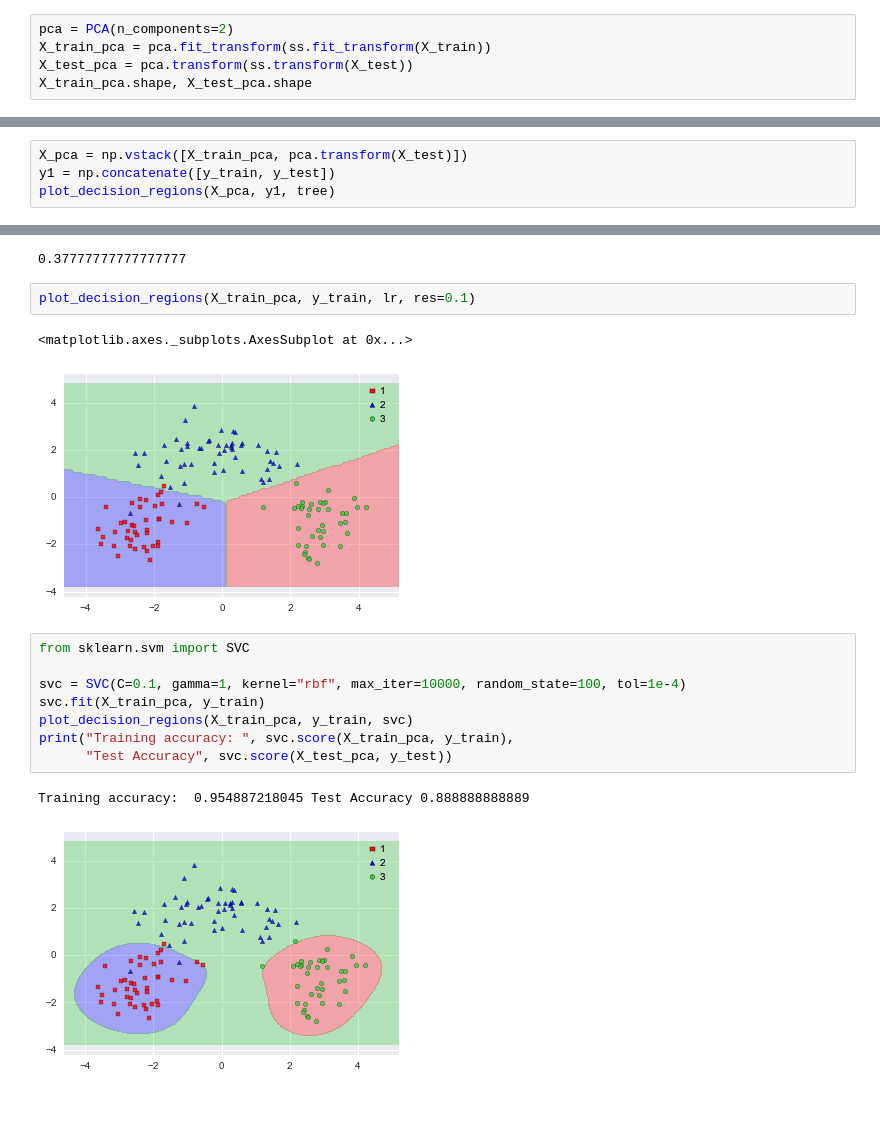
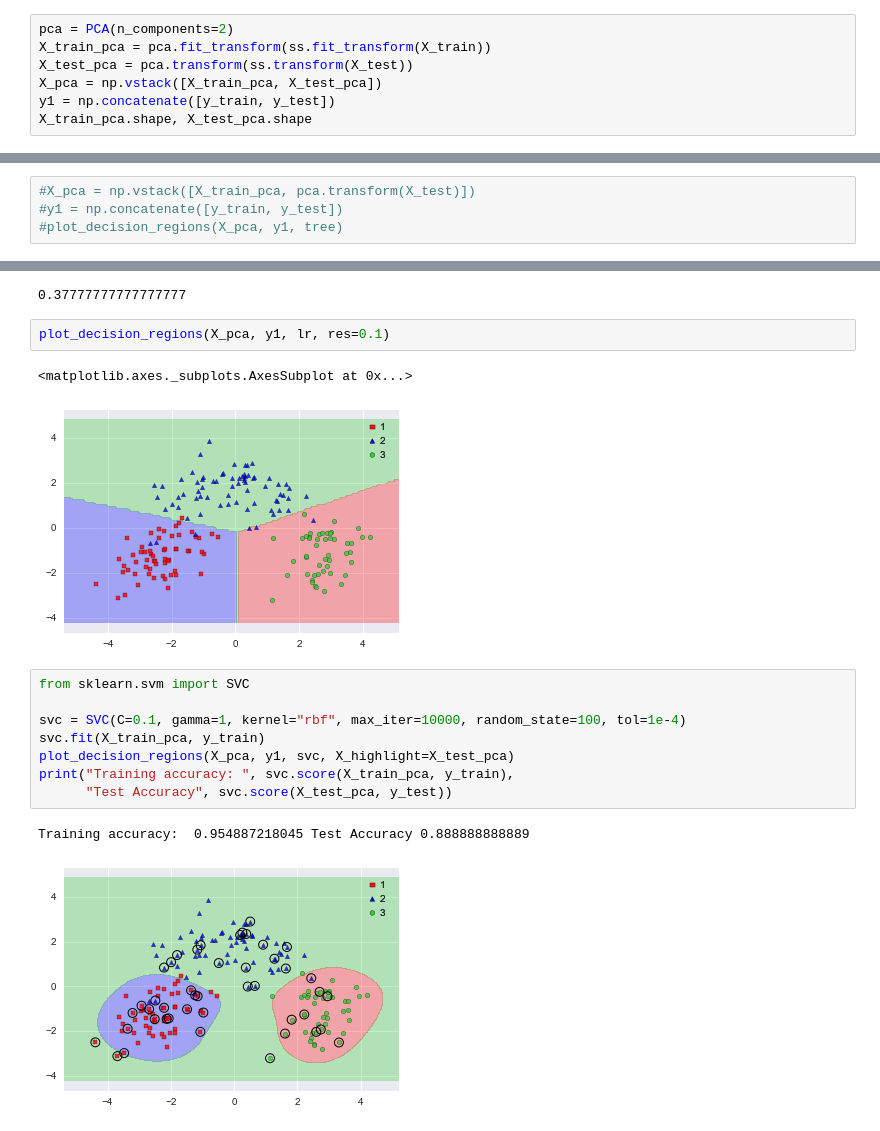
Before and after one commit to Einext/jupyter-notebooks, a Jupyter notebook: 07 PCA.ipynb, the cells around one changed output, grey strips where cells are left out. Saved outputs shown, nothing was run; the diff lists cells and outputs as text.

```diff
--- a/07 PCA.ipynb
+++ b/07 PCA.ipynb
@@ -127,6 +131,8 @@ ss = StandardScaler()
 pca = PCA(n_components=2)
 X_train_pca = pca.fit_transform(ss.fit_transform(X_train))
 X_test_pca = pca.transform(ss.transform(X_test))
+X_pca = np.vstack([X_train_pca, X_test_pca])
+y1 = np.concatenate([y_train, y_test])
 X_train_pca.shape, X_test_pca.shape
 # %% [output]
 ((133, 2), (45, 2))
@@ -155,5 +161,5 @@ tree.score(pca.transform(X_test), y_test)
 # %%
-X_pca = np.vstack([X_train_pca, pca.transform(X_test)])
-y1 = np.concatenate([y_train, y_test])
-plot_decision_regions(X_pca, y1, tree)
+#X_pca = np.vstack([X_train_pca, pca.transform(X_test)])
+#y1 = np.concatenate([y_train, y_test])
+#plot_decision_regions(X_pca, y1, tree)
 # %% [output]
@@ -171,21 +176,21 @@ lr.score(pca.transform(X_test), y_test)
 # %% [output]
 0.37777777777777777
 # %%
-plot_decision_regions(X_train_pca, y_train, lr, res=0.1)
+plot_decision_regions(X_pca, y1, lr, res=0.1)
 # %% [output]
 <matplotlib.axes._subplots.AxesSubplot at 0x...>
-[figure, old version]
+[figure, new version]
 # %%
 from sklearn.svm import SVC
 
 svc = SVC(C=0.1, gamma=1, kernel="rbf", max_iter=10000, random_state=100, tol=1e-4)
 svc.fit(X_train_pca, y_train)
-plot_decision_regions(X_train_pca, y_train, svc)
+plot_decision_regions(X_pca, y1, svc, X_highlight=X_test_pca)
 print("Training accuracy: ", svc.score(X_train_pca, y_train),
       "Test Accuracy", svc.score(X_test_pca, y_test))
 # %% [output]
 Training accuracy:  0.954887218045 Test Accuracy 0.888888888889
-[figure, old version]
+[figure, new version]
 # %%
 svc = SVC(C=0.1, gamma=0.1, kernel="rbf", max_iter=10000, random_state=100, tol=1e-4)
 svc.fit(X_train_pca, y_train)
```
Also changed, not shown: parts of 12 cells of this notebook.
